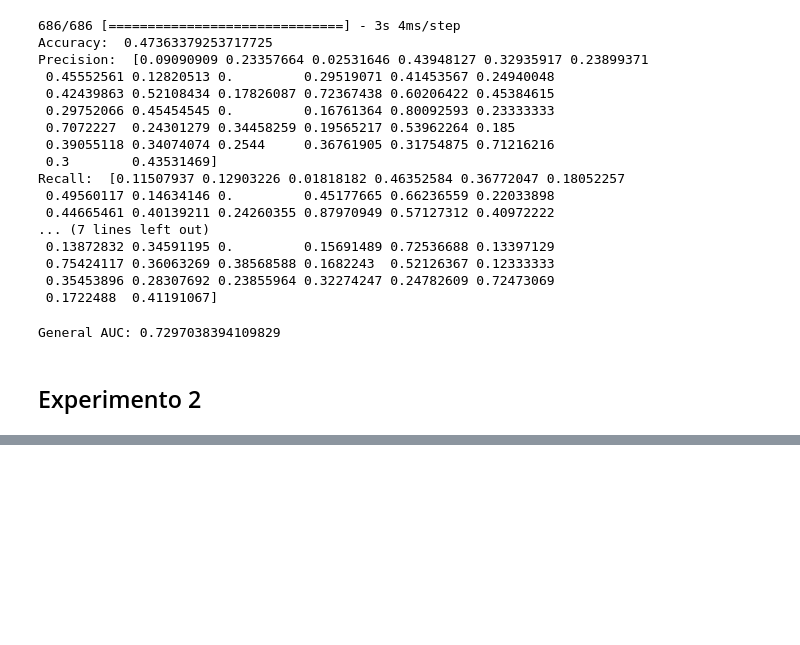
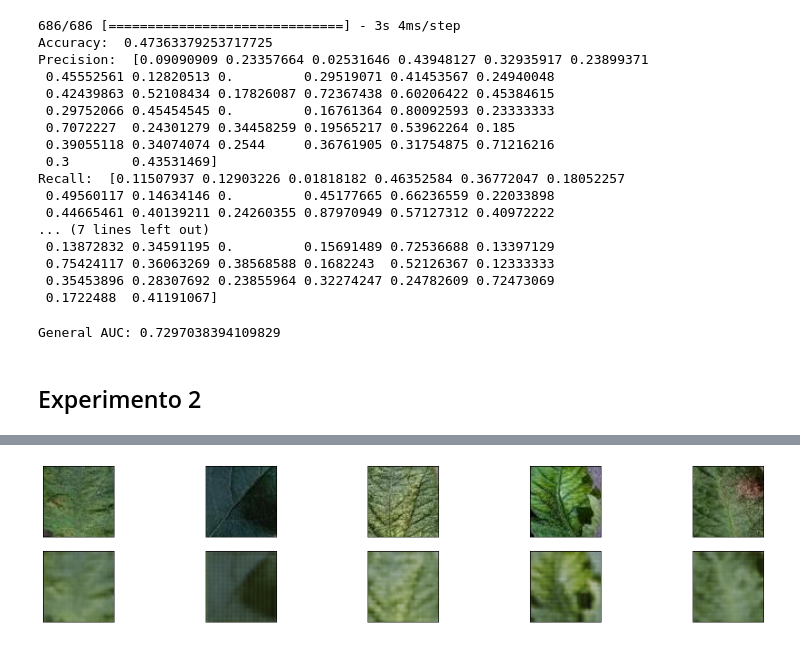
Before and after one commit to juanignava/Patrones.Project3, a Jupyter notebook: unsupervised_learning.ipynb, the cells around one changed output, grey strips where cells are left out. Saved outputs shown, nothing was run; the diff lists cells and outputs as text; code cells hidden in the pictures; blank space fills up the shorter version.

```diff
--- a/unsupervised_learning.ipynb
+++ b/unsupervised_learning.ipynb
@@ -1652,0 +1755,10 @@ General AUC: 0.7297038394109829
+# %%
+optimizer = Adam(learning_rate = 0.019417802984540277)
+autoencoder.compile(optimizer=optimizer, loss='MSE', metrics=['accuracy'])
+
+# Train the autoencoder
+autoencoder.fit(x = X_auto_noise, y = X_auto,
+                epochs=8,
+                batch_size=256,
+                shuffle=True,
+                verbose=1)
@@ -1652,0 +1783,25 @@ General AUC: 0.7297038394109829
+# %%
+"""
+-- Test image creation with autoencoder
+"""
+
+reconstructed_imgs = autoencoder.predict(X_test[:5])
+
+n = 5  # número de imágenes a mostrar
+plt.figure(figsize=(20, 4))
+for i in range(n):
+    # Imagen original
+    ax = plt.subplot(2, n, i + 1)
+    plt.imshow(X_test[i].reshape(64, 64,3))
+    plt.gray()
+    ax.get_xaxis().set_visible(False)
+    ax.get_yaxis().set_visible(False)
+
+    # Imagen reconstruida
+    ax = plt.subplot(2, n, i + 1 + n)
+    plt.imshow(reconstructed_imgs[i].reshape(64, 64,3))
+    plt.gray()
+    ax.get_xaxis().set_visible(False)
+    ax.get_yaxis().set_visible(False)
+plt.show()
+# %% [output]
@@ -1652,0 +1809 @@ General AUC: 0.7297038394109829
+[figure, added]
```
Also changed, not shown: parts of 11 cells of this notebook.
